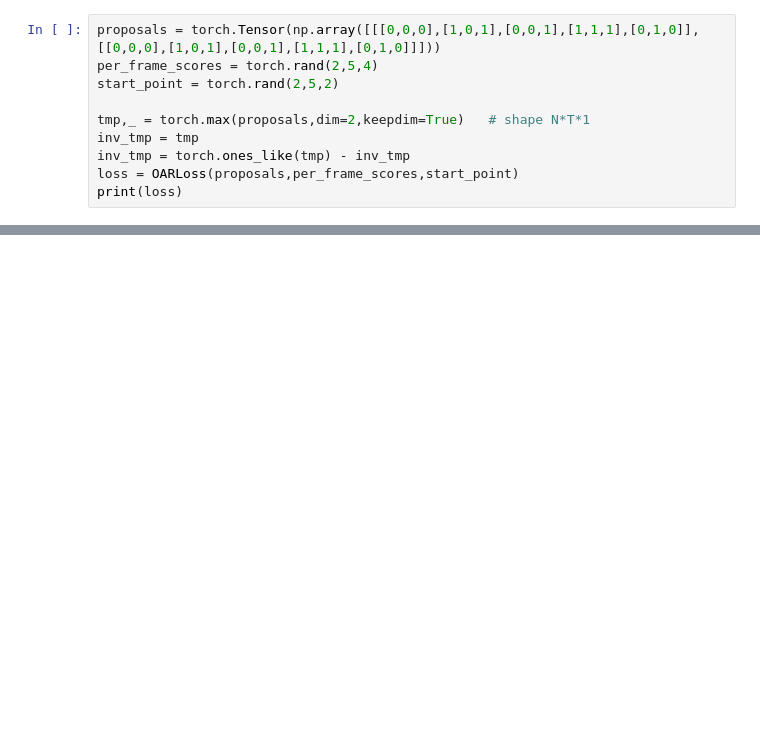
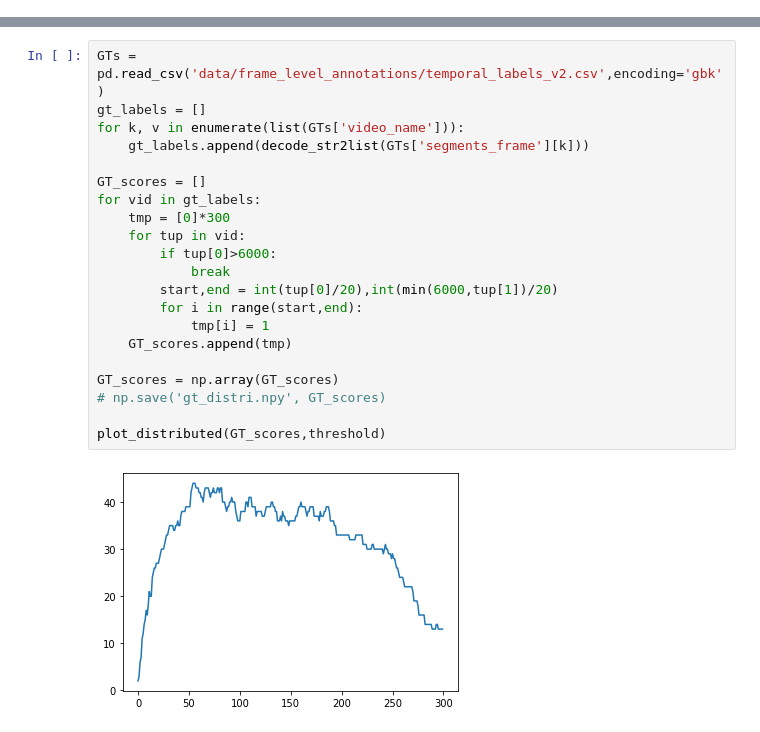
Before and after one commit to scofiedluo/WO-GMA, a Jupyter notebook: test.ipynb, the cells around one changed output, grey strips where cells are left out. Drawn from its saved outputs; the diff is of its cells as text; blank space fills up the shorter version.

```diff
--- a/test.ipynb
+++ b/test.ipynb
@@ -47,10 +7,0 @@ def OARLoss(proposals, per_frame_scores, start_point):
-# %%
-proposals = torch.Tensor(np.array([[[0,0,0],[1,0,1],[0,0,1],[1,1,1],[0,1,0]],[[0,0,0],[1,0,1],[0,0,1],[1,1,1],[0,1,0]]]))
-per_frame_scores = torch.rand(2,5,4)
-start_point = torch.rand(2,5,2)
-
-tmp,_ = torch.max(proposals,dim=2,keepdim=True)   # shape N*T*1
-inv_tmp = tmp
-inv_tmp = torch.ones_like(tmp) - inv_tmp
-loss = OARLoss(proposals,per_frame_scores,start_point)
-print(loss)
@@ -382,0 +46,23 @@ tensor([[[ True, False, False],
+# %%
+GTs = pd.read_csv('data/frame_level_annotations/temporal_labels_v2.csv',encoding='gbk')
+gt_labels = []
+for k, v in enumerate(list(GTs['video_name'])):
+    gt_labels.append(decode_str2list(GTs['segments_frame'][k]))
+
+GT_scores = []
+for vid in gt_labels:
+    tmp = [0]*300
+    for tup in vid:
+        if tup[0]>6000:
+            break
+        start,end = int(tup[0]/20),int(min(6000,tup[1])/20)
+        for i in range(start,end):
+            tmp[i] = 1
+    GT_scores.append(tmp)
+
+GT_scores = np.array(GT_scores)
+# np.save('gt_distri.npy', GT_scores)
+
+plot_distributed(GT_scores,threshold)
+# %% [output]
+[figure, added]
```
Also changed, not shown: parts of 22 cells of this notebook, 27 other files.
